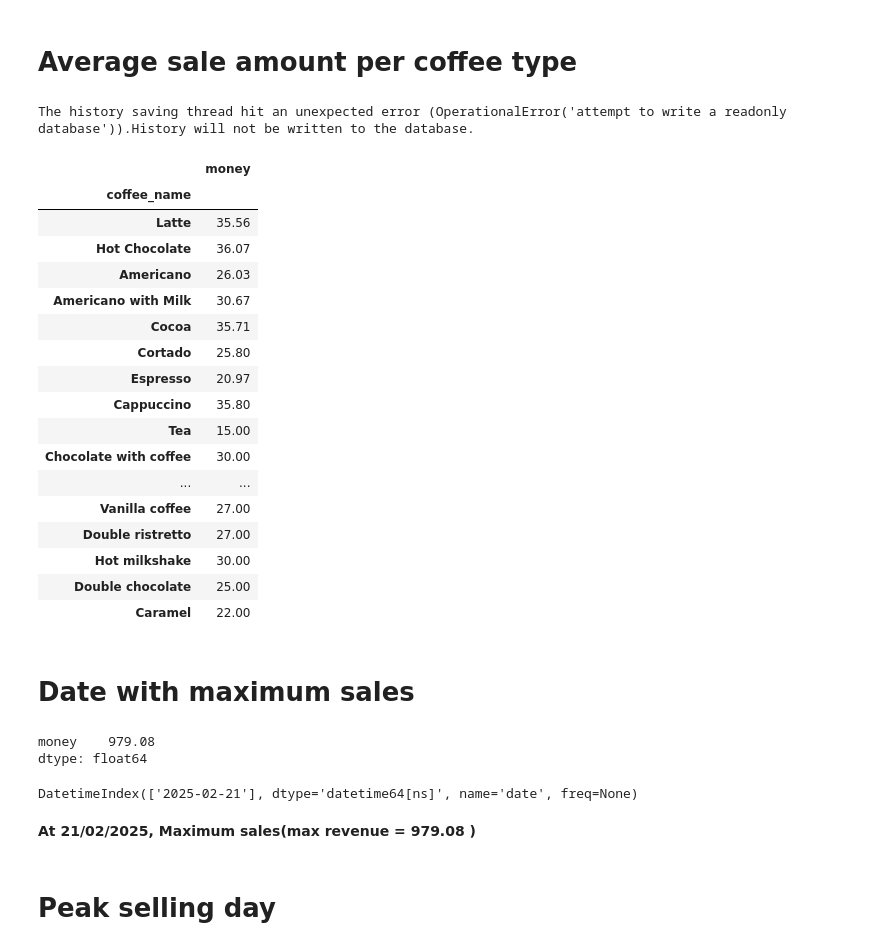
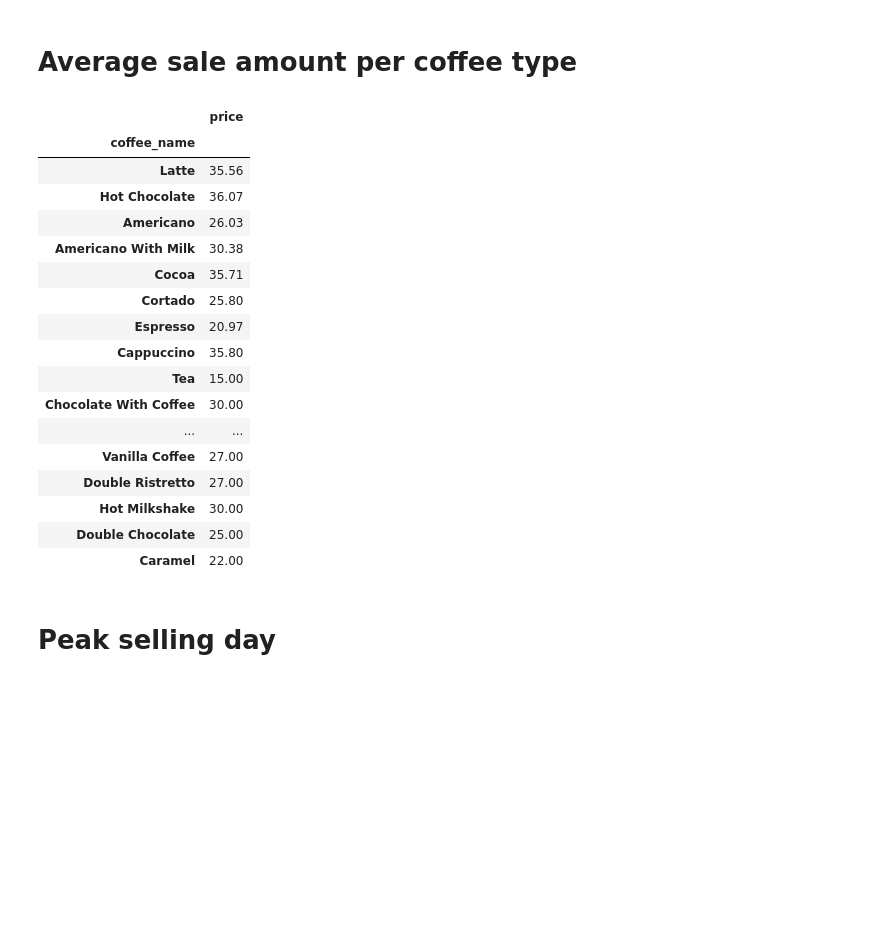
Before and after one commit to Imadittyaa/coffee-sales, a Jupyter notebook: coffee_sales.ipynb, the cells around one changed output. Saved outputs shown, nothing was run; the diff lists cells and outputs as text; code cells hidden in the pictures; blank space fills up the shorter version.

```diff
--- a/coffee_sales.ipynb
+++ b/coffee_sales.ipynb
@@ -51,8 +35,11 @@ data.head(n=21)
 | 20 | 3/3/2024 | 3/3/2024 11:33 | card | ANON-0000-0000-0016 | 28.9 | Cortado |
 # %% [markdown]
 # Some operations on data
+# %%
+data['coffee_name']=data['coffee_name'].str.title()
+data['cash_type']=data['cash_type'].str.lower()
 # %%
-data.rename(columns={'datetime':'time'},inplace=True)
+data.rename(columns={'datetime':'time','card':'card_N','money':'price'},inplace=True)
 data['time']=data['time'].str[-5:]
 # %%
 data['date']=pd.to_datetime(data['date'],errors='coerce')
@@ -308,40 +356,26 @@ data.to_csv('coffee_data.csv',index=False)
 # %% [markdown]
 # Average sale amount per coffee type
 # %%
-data.groupby('coffee_name',sort=False).mean('money').round(decimals=2)
+data.groupby('coffee_name',sort=False).mean('price').round(decimals=2)
 # %% [output]
-The history saving thread hit an unexpected error (OperationalError('attempt to write a readonly database')).History will not be written to the database.
-|  | money |
+|  | price |
 | coffee_name |  |
 | Latte | 35.56 |
 | Hot Chocolate | 36.07 |
 | Americano | 26.03 |
-| Americano with Milk | 30.67 |
+| Americano With Milk | 30.38 |
 | Cocoa | 35.71 |
 | Cortado | 25.80 |
 | Espresso | 20.97 |
 | Cappuccino | 35.80 |
 | Tea | 15.00 |
-| Chocolate with coffee | 30.00 |
+| Chocolate With Coffee | 30.00 |
 | ... | ... |
-| Vanilla coffee | 27.00 |
-| Double ristretto | 27.00 |
-| Hot milkshake | 30.00 |
-| Double chocolate | 25.00 |
+| Vanilla Coffee | 27.00 |
+| Double Ristretto | 27.00 |
+| Hot Milkshake | 30.00 |
+| Double Chocolate | 25.00 |
 | Caramel | 22.00 |
-# %% [markdown]
-# Date with maximum sales
-# %%
-daily_revenue.max()
-# %% [output]
-money    979.08
-dtype: float64
-# %%
-daily_revenue[daily_revenue.values==daily_revenue.max().values].index
-# %% [output]
-DatetimeIndex(['2025-02-21'], dtype='datetime64[ns]', name='date', freq=None)
-# %% [markdown]
-**At 21/02/2025, Maximum sales(max revenue = 979.08 )**
 # %% [markdown]
 # Peak selling day
 # %%
```
Also changed, not shown: parts of 25 cells of this notebook.
